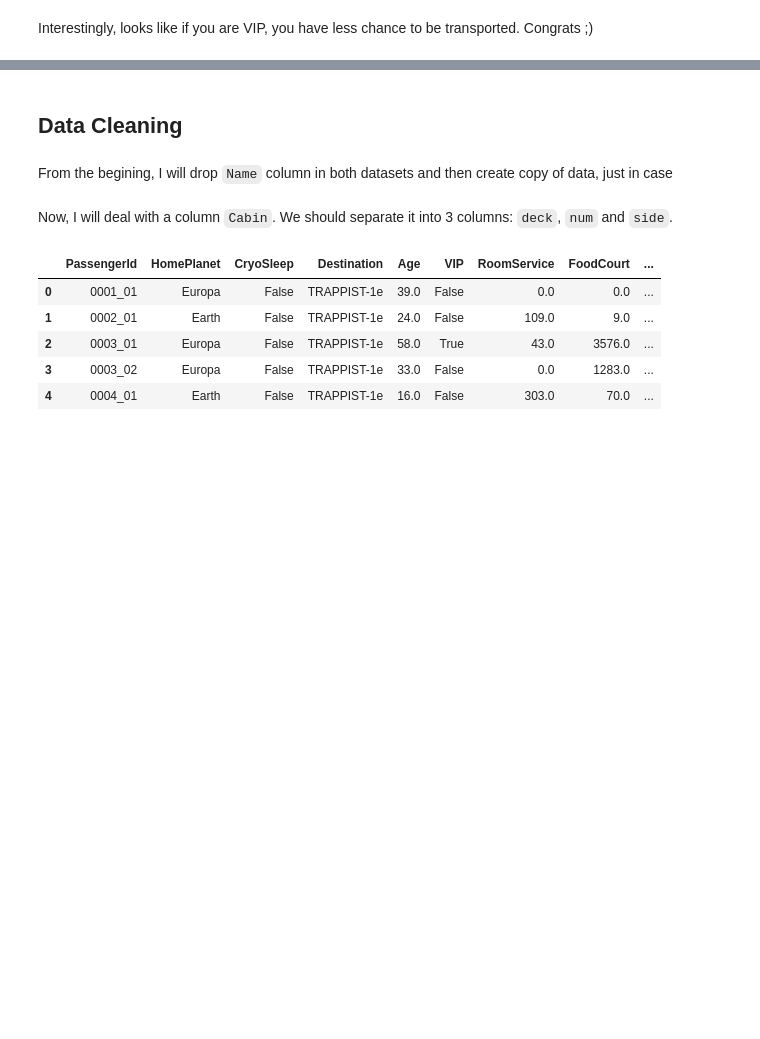
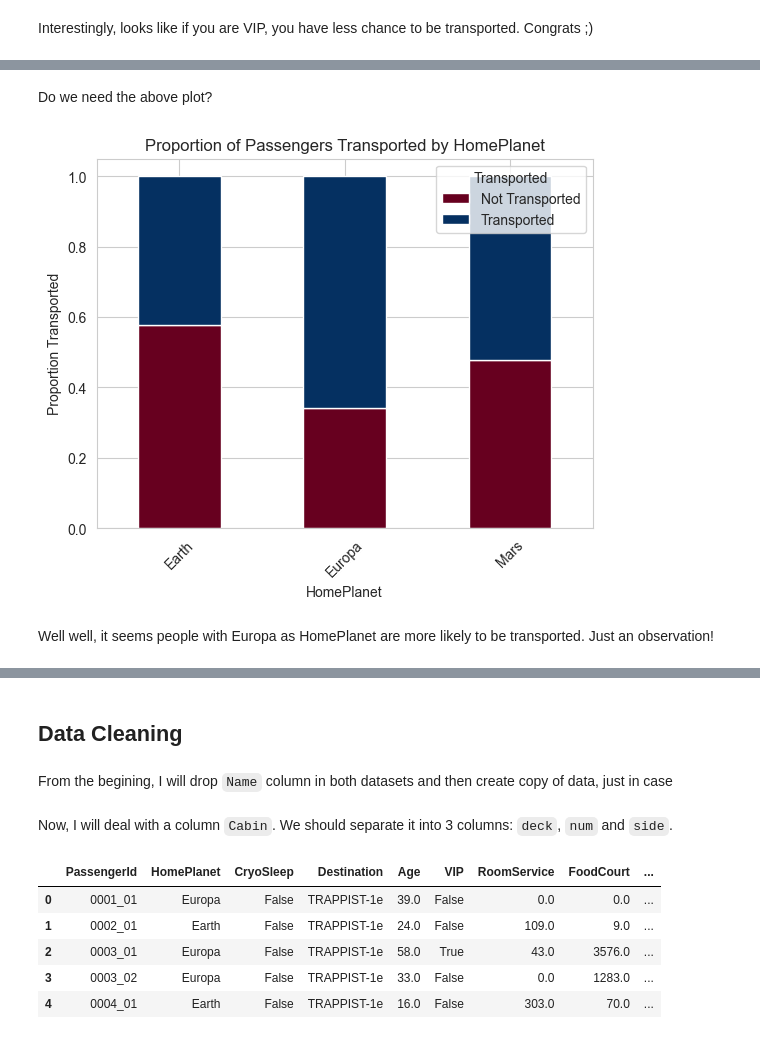
Before and after one commit to AnnaAnastasy/spaceship, a Jupyter notebook: spaceship.ipynb, the cells around one changed output, grey strips where cells are left out. Drawn from its saved outputs; the diff is of its cells as text; code cells hidden in the pictures; blank space fills up the shorter version.

```diff
--- a/spaceship.ipynb
+++ b/spaceship.ipynb
@@ -175,3 +219,25 @@ df_train.Age.hist(color='darkred', bins=30, figsize=(8,4));
 df_train.RoomService.hist(color='darkgreen', bins=30, figsize=(8,4));
 # %% [output]
 [figure]
+# %% [markdown]
+Do we need the above plot?
+# %%
+df_train_copy = df_train.copy()
+# Convert 'Transported' to an integer to ease calculations (True to 1, False to 0)
+df_train_copy['Transported'] = df_train_copy['Transported'].astype(int)
+
+# Calculate the proportion of Transported for each category in 'HomePlanet'
+proportion_data = df_train_copy.groupby('HomePlanet')['Transported'].value_counts(normalize=True).unstack()
+
+# Plot the stacked bar chart
+proportion_data.plot(kind='bar', stacked=True, colormap='RdBu')
+plt.title('Proportion of Passengers Transported by HomePlanet')
+plt.xlabel('HomePlanet')
+plt.ylabel('Proportion Transported')
+plt.xticks(rotation=45)
+plt.legend(title='Transported', labels=['Not Transported', 'Transported'])
+plt.show()
+# %% [output]
+[figure, added]
+# %% [markdown]
+Well well, it seems people with Europa as HomePlanet are more likely to be transported. Just an observation!
```
Also changed, not shown: parts of 37 cells of this notebook.
